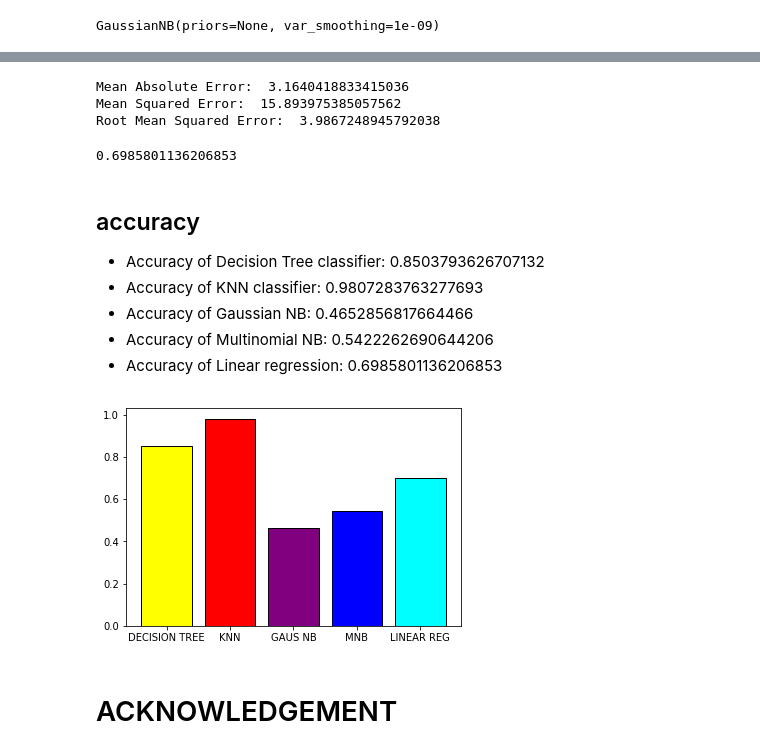
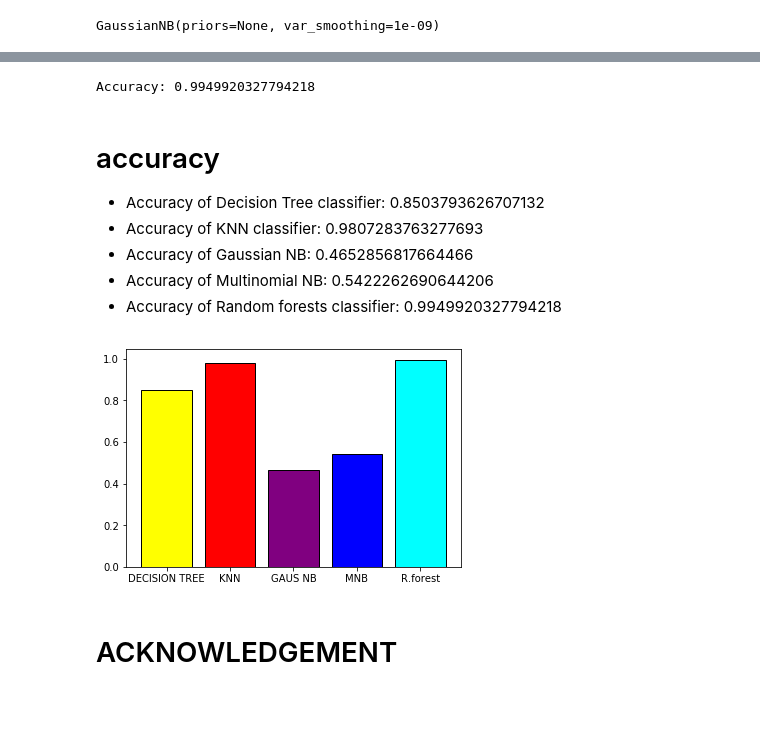
Before and after one commit to vinaydeep26/ML-PROJECT-, a Jupyter notebook: vinay AIML project.ipynb, the cells around one changed output, grey strips where cells are left out. Saved outputs shown, nothing was run; the diff lists cells and outputs as text; code cells hidden in the pictures; blank space fills up the shorter version.

```diff
--- a/vinay AIML project.ipynb
+++ b/vinay AIML project.ipynb
@@ -305,38 +308,27 @@ y_pred=reg.predict(x_test)
-# %%
-from sklearn import metrics
-print('Mean Absolute Error: ', metrics.mean_absolute_error(y_test, y_pred))
-
-print('Mean Squared Error: ', metrics.mean_squared_error(y_test, y_pred))
-
-print('Root Mean Squared Error: ', np.sqrt(metrics.mean_squared_error(y_test, y_pred)))
-# %% [output]
-Mean Absolute Error:  3.1640418833415036
-Mean Squared Error:  15.893975385057562
-Root Mean Squared Error:  3.9867248945792038
-# %%
-print (reg.score(x_test,y_test))
-# %% [output]
-0.6985801136206853
+# %%
+print("Accuracy:",m.accuracy_score(y_test, y_pred))
+# %% [output]
+Accuracy: 0.9949920327794218
 # %% [markdown]
-## accuracy
+# accuracy
  - Accuracy of Decision Tree classifier: 0.8503793626707132
  - Accuracy of KNN classifier: 0.9807283763277693
  - Accuracy of Gaussian NB: 0.4652856817664466
  - Accuracy of Multinomial NB: 0.5422262690644206
- - Accuracy of Linear regression: 0.6985801136206853
+ - Accuracy of Random forests classifier: 0.9949920327794218
 # %%
-d=[0.8503793626707132,0.9807283763277693,0.4652856817664466,0.5422262690644206,0.6985801136206853]
-bars = ('DECISION TREE', 'KNN', 'GAUS NB', 'MNB', 'LINEAR REG')
+d=[0.8503793626707132,0.9807283763277693,0.4652856817664466,0.5422262690644206,0.9949920327794218]
+bars = ('DECISION TREE', 'KNN', 'GAUS NB', 'MNB','R.forest')
 y_pos = np.arange(len(bars))
 
 # Create bars
-plt.bar(y_pos, d,color=['yellow', 'red', 'purple', 'blue', 'cyan'], edgecolor='black')
+plt.bar(y_pos, d,color=['yellow', 'red', 'purple', 'blue','cyan'], edgecolor='black')
 plt.xticks(y_pos, bars)
 
 # Show graphic
 plt.show()
 # %% [output]
-[figure, old version]
+[figure, new version]
 # %% [markdown]
 # ACKNOWLEDGEMENT
 # %%
```
Also changed, not shown: parts of 20 cells of this notebook.
